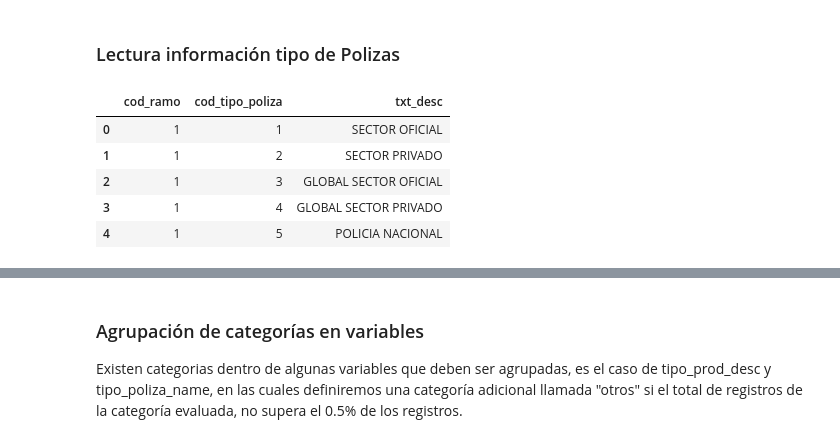
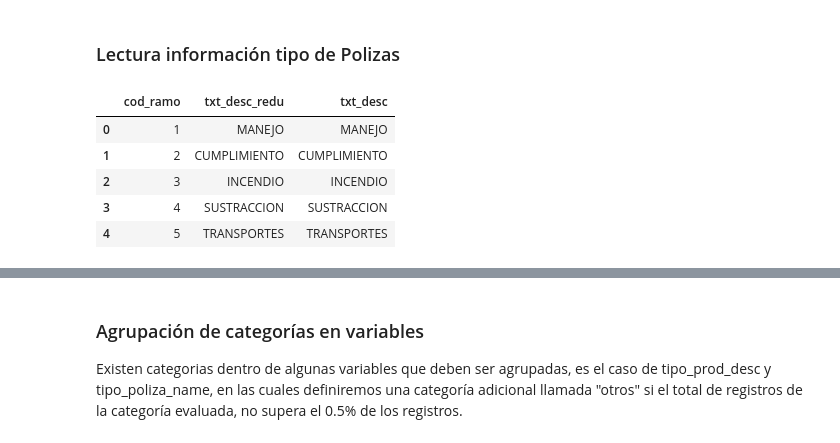
Before and after one commit to statscol/churn-pv-mvp, a Jupyter notebook: 01-Lectura-informacion-limpieza.ipynb, the cells around one changed output, grey strips where cells are left out. Cells and saved outputs as stored; diff of their text form; code cells hidden in the pictures.

```diff
--- a/01-Lectura-informacion-limpieza.ipynb
+++ b/01-Lectura-informacion-limpieza.ipynb
@@ -44,18 +57,19 @@ siniestro (943154, 34)
 # %% [markdown]
 ### Lectura información tipo de Polizas
 # %%
+FILENAME_RAMOS="../Códigos Ramos-Productos.xlsx"
 FILENAME_POLIZAS="../CODIGOS PRODUCTOS SISE.xls"
-tipo_poliza,tipo_subramo,tipo_prod=pd.read_excel(FILENAME_POLIZAS,sheet_name="tipo poliza",dtype={'cod_ramo': int, 'cod_tipo_poliza': int,'txt_desc':str}),\
-                                    pd.read_excel(FILENAME_POLIZAS,sheet_name="productos rc subramo",dtype={'cod_ramo': int, 'cod_subramo': int,'txt_desc':str}),\
-                                    pd.read_excel(FILENAME_POLIZAS,sheet_name="productos 3g",dtype={'ramo': int, 'codigo': str})
-tipo_poliza.head()
+tipo_ramo,tipo_poliza,tipo_prod=pd.read_excel(FILENAME_RAMOS,sheet_name="tramo",dtype={'cod_ramo': int},skiprows=2),\
+                        pd.read_excel(FILENAME_RAMOS,sheet_name="tsubramo",dtype={'cod_ramo': int,'cod_subramo':int},skiprows=2),\
+                      pd.read_excel(FILENAME_POLIZAS,sheet_name="productos 3g",dtype={'ramo': int, 'codigo': str})
+tipo_ramo.head()
 # %% [output]
-|  | cod_ramo | cod_tipo_poliza | txt_desc |
-| 0 | 1 | 1 | SECTOR OFICIAL |
-| 1 | 1 | 2 | SECTOR PRIVADO |
-| 2 | 1 | 3 | GLOBAL SECTOR OFICIAL |
-| 3 | 1 | 4 | GLOBAL SECTOR PRIVADO |
-| 4 | 1 | 5 | POLICIA NACIONAL |
+|  | cod_ramo | txt_desc_redu | txt_desc |
+| 0 | 1 | MANEJO | MANEJO |
+| 1 | 2 | CUMPLIMIENTO | CUMPLIMIENTO |
+| 2 | 3 | INCENDIO | INCENDIO |
+| 3 | 4 | SUSTRACCION | SUSTRACCION |
+| 4 | 5 | TRANSPORTES | TRANSPORTES |
 # %% [markdown]
 ## Esquema de generación de la variable objetivo: churn
 
```
Also changed, not shown: parts of 20 cells of this notebook.
